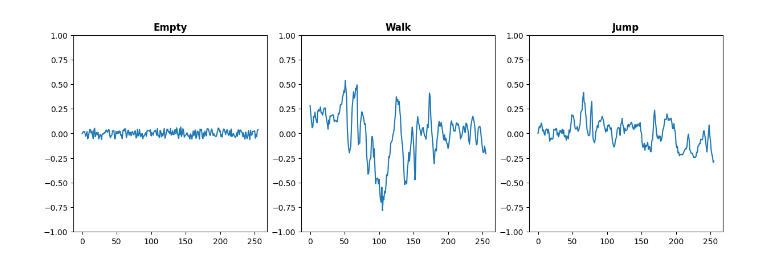
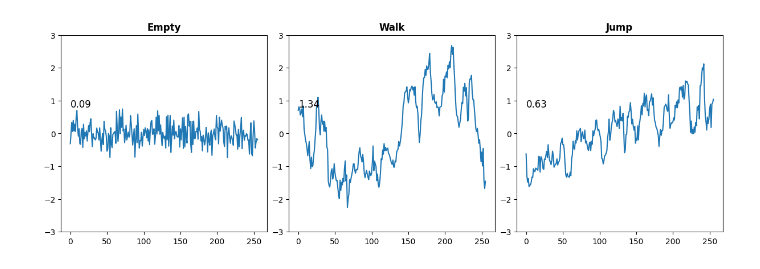
Before and after one commit to winwinashwin/CSI-Sense-Zero, a Jupyter notebook: notebooks/activity_indicator.ipynb, the cells around one changed output. Cells and saved outputs as stored; diff of their text form; code cells hidden in the pictures.

```diff
--- a/notebooks/activity_indicator.ipynb
+++ b/notebooks/activity_indicator.ipynb
@@ -23,23 +23,25 @@ def load_dataset(infile):
     return X, y, nsamples, classnames, dim
 # %%
 X, y, nsamples, classnames, dim = load_dataset("../dataset/rCSI-5.mat")
-
 X = X.reshape(X.shape[0], *dim)
 scaler = CSIScaler()
 
-X = scaler.fit_transform(X, y)
 
 plt.figure(figsize=(12, 4), constrained_layout=True)
 for i in range(len(classnames)):
-    sample = X[nsamples[:i].sum() + np.random.randint(0, nsamples[i]), :, :]
-    U, _, _ = np.linalg.svd(sample)
-    s = np.dot(U[:, 1], sample)
+    isample = nsamples[:i].sum() + np.random.randint(0, nsamples[i])
+    sample = X[isample, :, :]
+    sample = scaler.fit_transform(sample.reshape(1, *sample.shape))
+
+    U, _, _ = np.linalg.svd(sample[0])
+    s = np.dot(U[:, 1], sample[0])
 
     plt.subplot(1, 3, i + 1)
     plt.plot(s)
-    plt.ylim([-1, 1])
+    plt.ylim([-3, 3])
     plt.title(classnames[i].title(), fontweight="bold")
+    plt.text(0.4, 0.8, f"{np.var(s):0.2f}", fontsize=12)
 
 plt.show()
 # %% [output]
-[figure, old version]
+[figure, new version]
```
Also changed, not shown: parts of 3 cells of this notebook, 3 other files.
